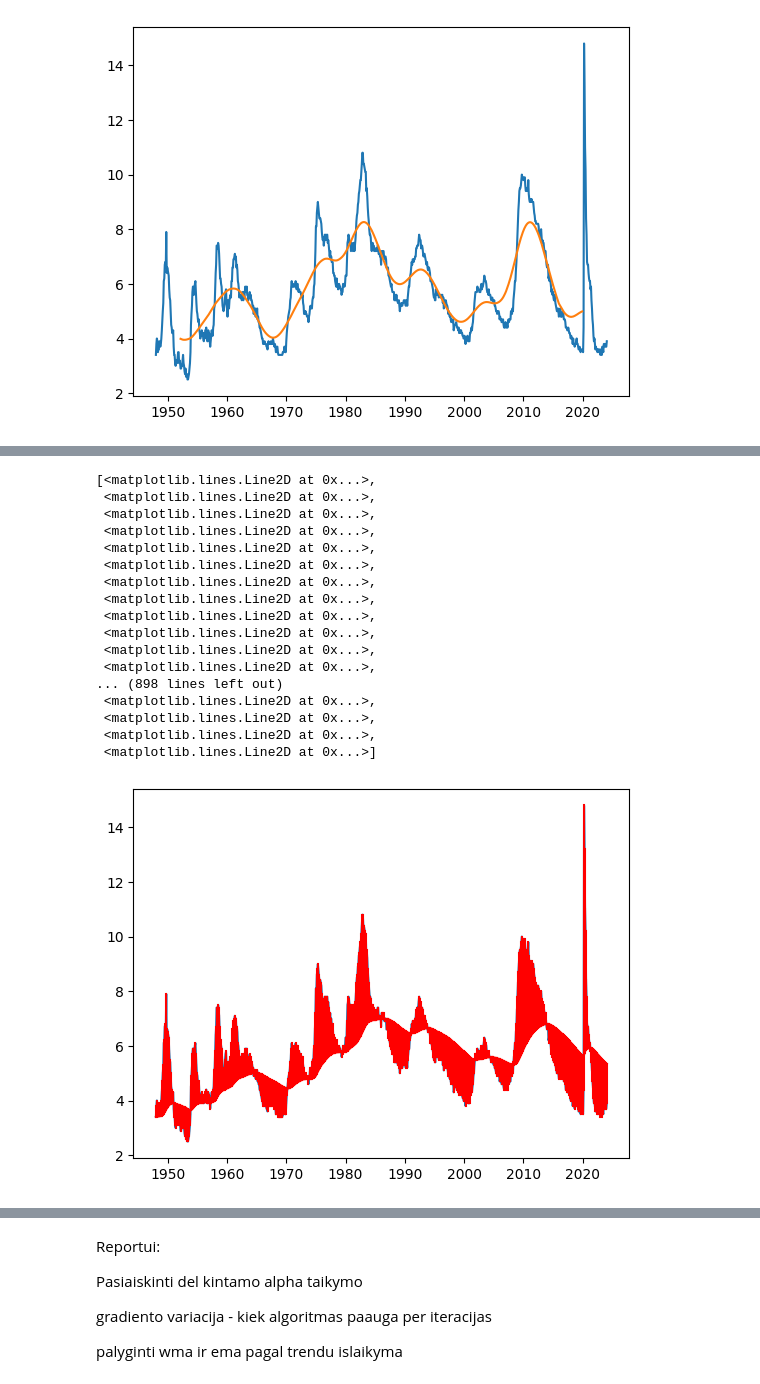
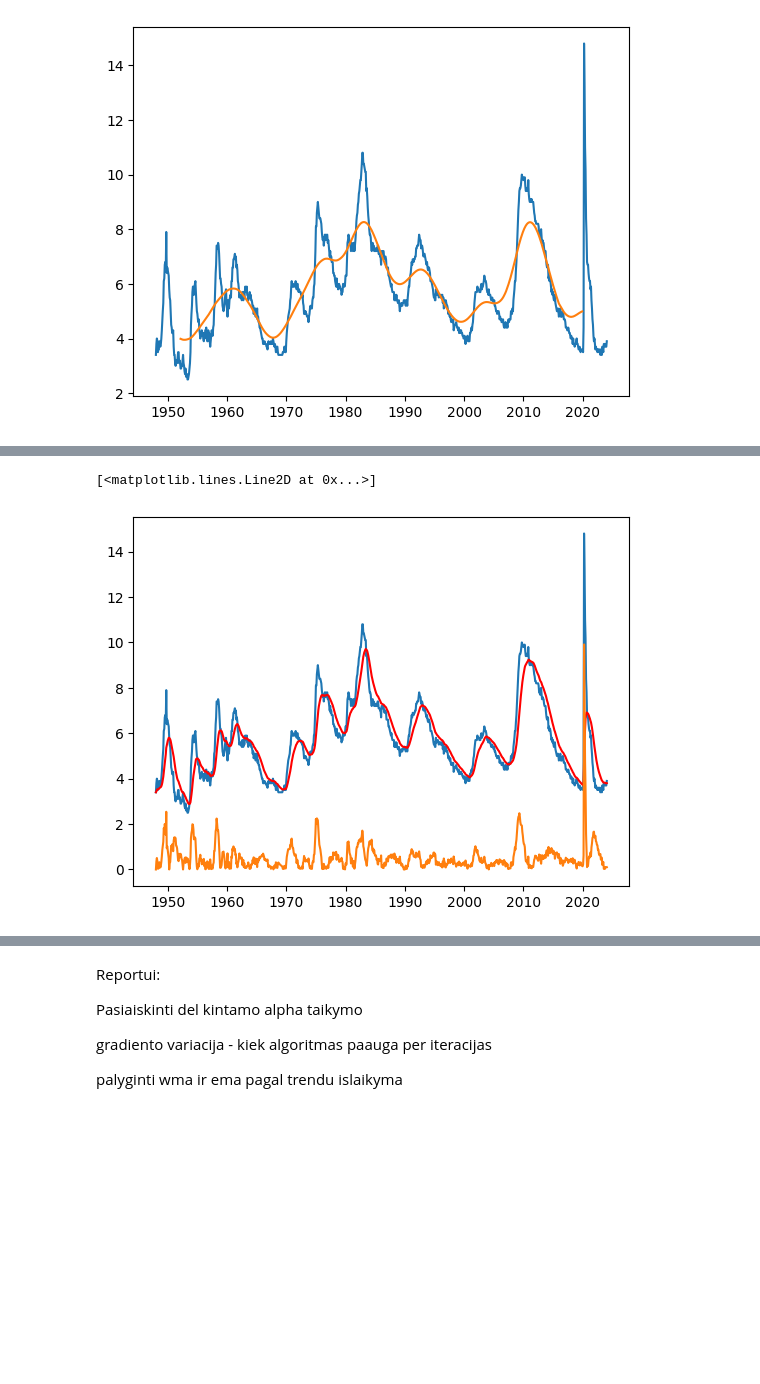
Before and after one commit to KazysV/sap, a Jupyter notebook: main.ipynb, the cells around one changed output, grey strips where cells are left out. Drawn from its saved outputs; the diff is of its cells as text; code cells hidden in the pictures; blank space fills up the shorter version.

```diff
--- a/main.ipynb
+++ b/main.ipynb
@@ -179,7 +210,8 @@ plt.plot(df1['DATE'], df1['weighted_moving_average'])
 [<matplotlib.lines.Line2D at 0x...>]
 [figure]
 # %%
-df1['exponential_moving_average'] = exponential_moving_average(df1['UNRATE'].values, 0.01)
+df1['exponential_moving_average'] = exponential_moving_average(df1['UNRATE'].values, 0.1
+                                                            )
 # %%
 plt.plot(df1['DATE'], df1['UNRATE'])
 plt.plot(df1['DATE'], df1['exponential_moving_average'])
@@ -189,28 +221,12 @@ plt.plot(df1['DATE'], df1['exponential_moving_average'])
 # %%
 plt.plot(df1['DATE'],df1['UNRATE'])
 plt.plot(df1['DATE'], df1['exponential_moving_average'],color='red')
 df1['residuals'] = get_residuals(df1['UNRATE'].values, df1['exponential_moving_average'].values)
-
-plt.plot([df1['DATE'],df1['DATE']], [df1['UNRATE'],df1['exponential_moving_average']],color='red')
+plt.plot(df1['DATE'], df1['residuals'])
+#plt.plot([df1['DATE'],df1['DATE']], [df1['UNRATE'],df1['exponential_moving_average']],color='red')
 # %% [output]
-[<matplotlib.lines.Line2D at 0x...>,
- <matplotlib.lines.Line2D at 0x...>,
- <matplotlib.lines.Line2D at 0x...>,
- <matplotlib.lines.Line2D at 0x...>,
- <matplotlib.lines.Line2D at 0x...>,
- <matplotlib.lines.Line2D at 0x...>,
- <matplotlib.lines.Line2D at 0x...>,
- <matplotlib.lines.Line2D at 0x...>,
- <matplotlib.lines.Line2D at 0x...>,
- <matplotlib.lines.Line2D at 0x...>,
- <matplotlib.lines.Line2D at 0x...>,
- <matplotlib.lines.Line2D at 0x...>,
-... (898 lines left out)
- <matplotlib.lines.Line2D at 0x...>,
- <matplotlib.lines.Line2D at 0x...>,
- <matplotlib.lines.Line2D at 0x...>,
- <matplotlib.lines.Line2D at 0x...>]
+[<matplotlib.lines.Line2D at 0x...>]
-[figure, old version]
+[figure, new version]
 # %%
 plt.plot(df1['DATE'],df1['residuals'])
 # %% [output]
```
Also changed, not shown: parts of 21 cells of this notebook, 15 other files.
